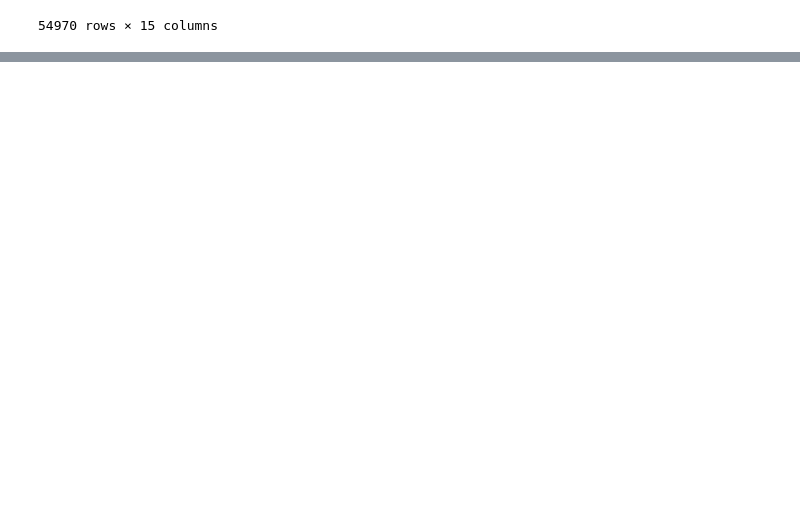
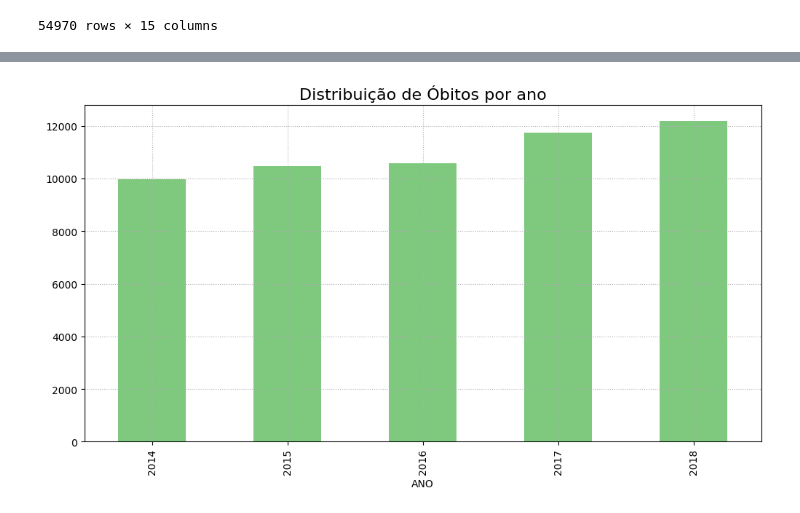
Before and after one commit to vitor1209/AnalisaAI, a Jupyter notebook: SaudeJovem/AnalisaAi_SUICIDIOS.ipynb, the cells around one changed output, grey strips where cells are left out. Cells and saved outputs as stored; diff of their text form; code cells hidden in the pictures; blank space fills up the shorter version.

```diff
--- a/SaudeJovem/AnalisaAi_SUICIDIOS.ipynb
+++ b/SaudeJovem/AnalisaAi_SUICIDIOS.ipynb
@@ -493,0 +480,8 @@ bd3
+# %%
+sns.set_palette('Accent')
+plt.figure(figsize=(12, 6))
+
+bd3['ESTADO'].value_counts().plot.bar()
+plt.title('Distribuição de Óbitos por Estado', fontsize=16)
+
+plt.show()
@@ -493,0 +490,11 @@ bd3
+# %%
+sns.set_palette('Accent')
+plt.figure(figsize=(12, 6))
+bd3['ANO'].value_counts().sort_index().plot.bar()
+
+plt.title('Distribuição de Óbitos por ano', fontsize=16)
+plt.grid(linestyle=':')
+
+plt.show()
+# %% [output]
+[figure, added]
```
Also changed, not shown: parts of 35 cells of this notebook.
